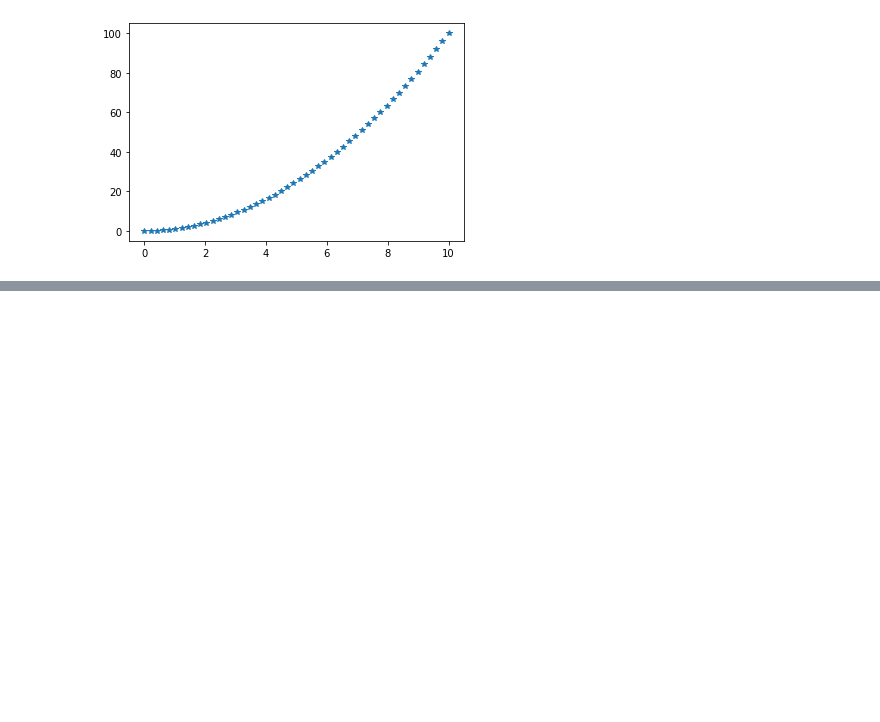
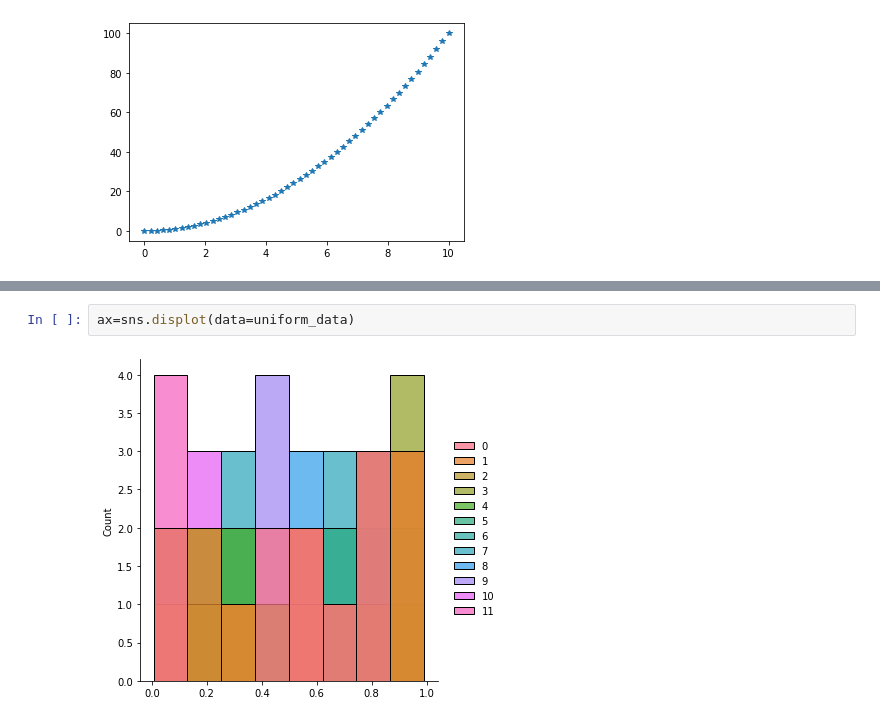
Before and after one commit to Debdeep-Goswami/Python3, a Jupyter notebook: PythonBasicDataTypes.ipynb, the cells around one changed output, grey strips where cells are left out. Saved outputs shown, nothing was run; the diff lists cells and outputs as text; blank space fills up the shorter version.

```diff
--- a/PythonBasicDataTypes.ipynb
+++ b/PythonBasicDataTypes.ipynb
@@ -689,0 +744,4 @@ plt.plot(x,y,'*')
+# %%
+ax=sns.displot(data=uniform_data)
+# %% [output]
+[figure, added]
```
Also changed, not shown: parts of 10 cells of this notebook.
